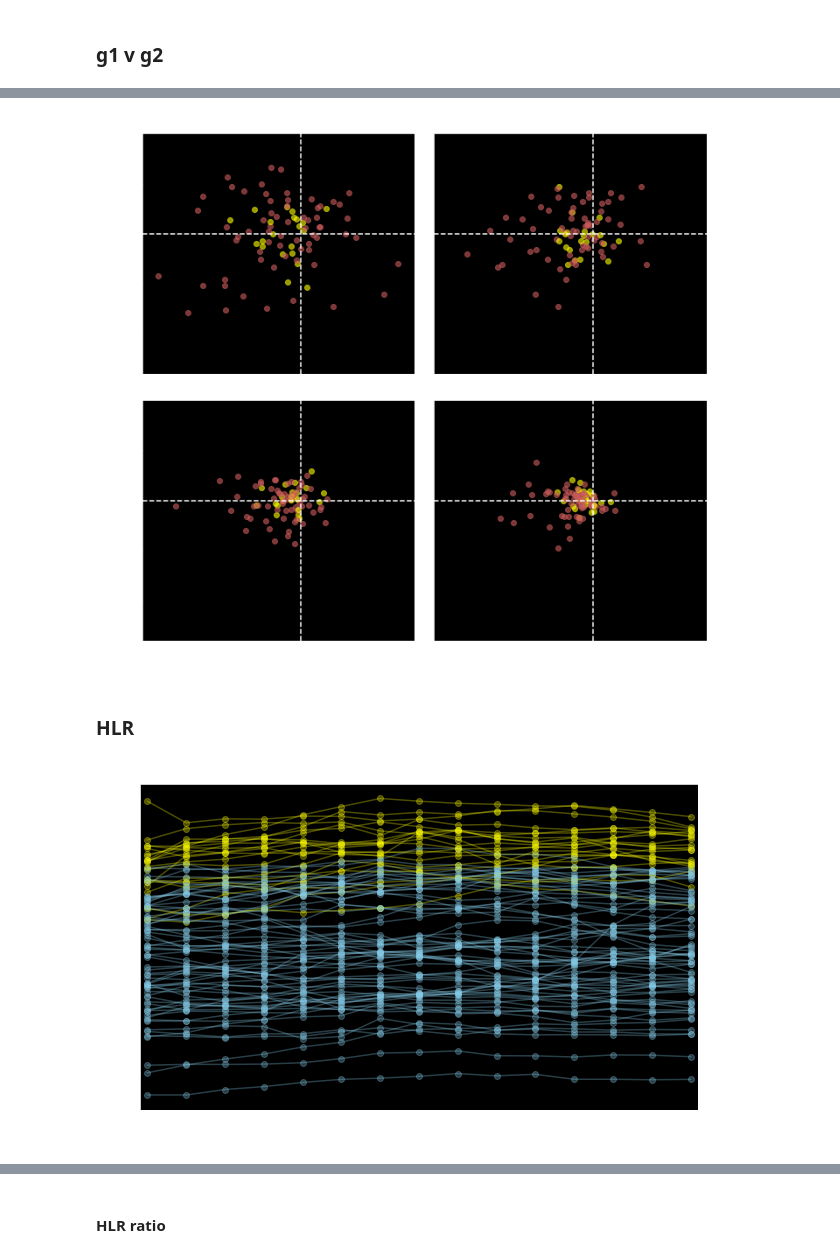
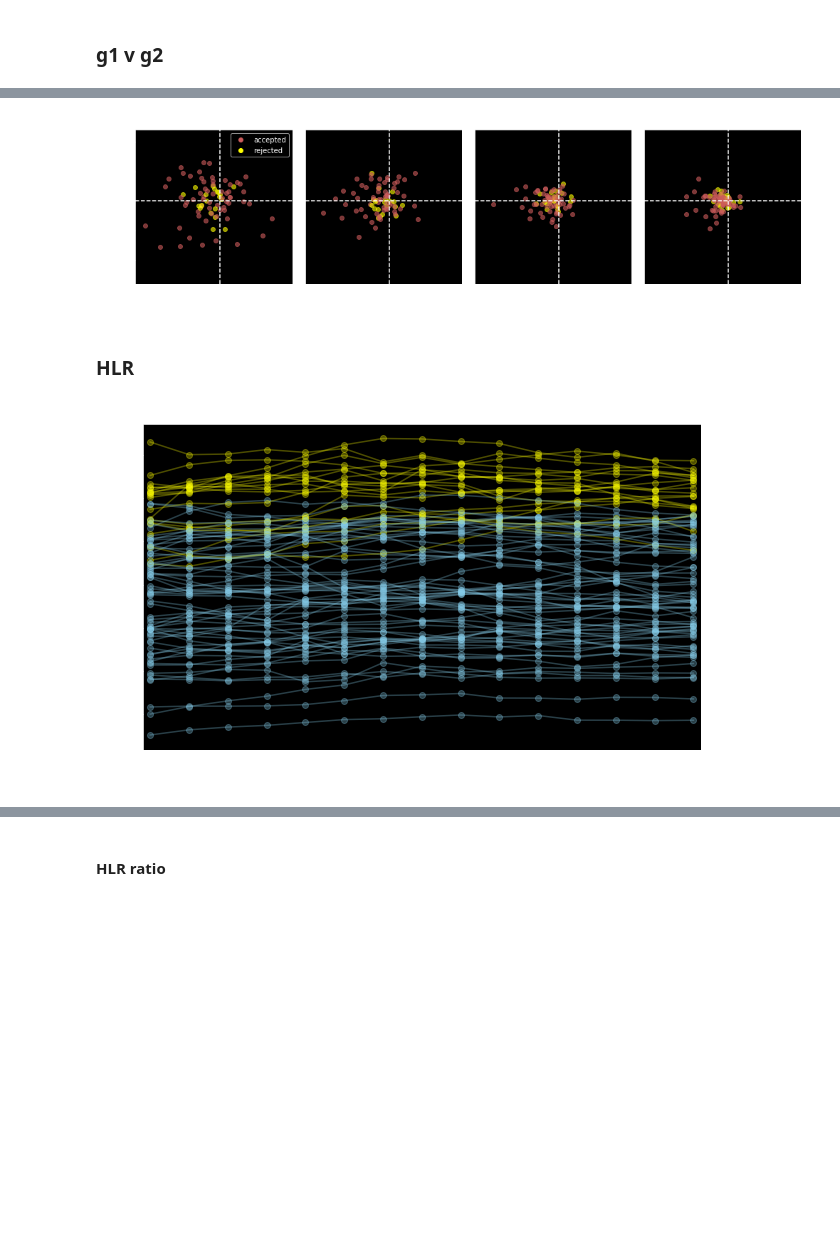
Before and after one commit to cahebert/speckles, a Jupyter notebook: Code/HSM Results.ipynb, the cells around one changed output, grey strips where cells are left out. Cells and saved outputs as stored; diff of their text form; code cells hidden in the pictures; blank space fills up the shorter version.

```diff
--- a/Code/HSM Results.ipynb
+++ b/Code/HSM Results.ipynb
@@ -16,8 +16,19 @@ saveDir = './../Fits/hsmFits/'
 
 # find all image files in the scratch directory
 fileNames = ! ls /global/cscratch1/sd/chebert/rawSpeckles/ | grep 'img'
-fileNames = [f for f in fileNames if f not in ['img_a_004.fits', 'img_a_388.fits', 'img_a_389.fits',
-                                               'img_b_004.fits', 'img_b_388.fits', 'img_b_389.fits']]
+fileNames = [f for f in fileNames if f not in ['img_a_004.fits', 'img_b_004.fits', # frames with no signal
+                                               'img_a_388.fits', 'img_b_388.fits', # frames with no signal
+                                               'img_a_389.fits', 'img_b_389.fits', # frames with no signal
+                                               'img_a_381.fits', 'img_b_381.fits', # frames with no signal
+                                               'img_a_207.fits', 'img_b_207.fits', # frames with no signal
+                                               # b frame: PSF moves suddenly by 60 pixels after 200 frames
+                                               'img_a_218.fits', 'img_b_218.fits',
+                                               'img_a_234.fits', 'img_b_234.fits']] # frames with smudges
+# %%
+# plot settings
+fntsize = 12
+bcol = 'skyblue'
+rcol = 'indianred'
 # %% [markdown]
 ### Run minimal accumulation and fits on all speckles
 # %%
@@ -41,3 +52,8 @@ with open('./../Fits/centerOfMassA.p', 'rb') as file:
     comDictA = pickle.load(file)
 with open('./../Fits/fwhmA.p', 'rb') as file:
     fwhmDictA = pickle.load(file)
+# %%
+with open('./../Fits/centroidsA.p', 'rb') as file:
+    centroidDictA = pickle.load(file)
+with open('./../Fits/centroidsB.p', 'rb') as file:
+    centroidDictB = pickle.load(file)
@@ -353,32 +249,40 @@ plt.show()
 # %%
-plt.figure(figsize=(10,9))
+plt.figure(figsize=(14,4))
 j = 0
 for i in [0, 6, 10, 14]:
     j += 1
-    plt.subplot(2, 2, j)
+    plt.subplot(1, 4, j)
     plt.title(str(times[j-1]) + ' sec')
     for fileNumber in allFits.index:
         c = 'yellow' if allFits['critA'].loc[fileNumber] >= 128 or allFits['critB'].loc[fileNumber] >= 128 else 'indianred'
         plt.plot(allFits['g1_b'].loc[fileNumber][i], allFits['g2_b'].loc[fileNumber][i], 'o', alpha=0.6, color=c)
 
-    if j in [1, 3]:
-        plt.ylabel('g2')
+    if j in [1]:
+        plt.ylabel('g2', fontsize=fntsize)
     else:
         plt.yticks([])
-    if j in [3, 4]:
-        plt.xlabel('g1')
+    if j in [1, 2, 3, 4]:
+        plt.xlabel('g1', fontsize=fntsize)
     else:
         plt.xticks([])
-#     plt.xlim([-.3,.2])
-#     plt.ylim([-.3,.2])
-    plt.ylim([-.28,.2])
-    plt.xlim([-.28,.2])
+    plt.ylim([-.28,.24])
+    plt.xlim([-.28,.24])
     plt.axhline(0, linestyle='--', color='w')
     plt.axvline(0, linestyle='--', color='w')
+
+from matplotlib.lines import Line2D
+legend_elements = [Line2D([0], [0], color='indianred', lw=0, marker='o', label='accepted'),
+                   Line2D([0], [0], color='yellow', lw=0, marker='o', label='rejected')
+                   ]
+plt.subplot(1, 4, 1)
+plt.legend(handles=legend_elements)
+
 plt.tight_layout()
+
+plt.savefig('../Plots/g1_g2_filterb.png')
 plt.show()
 # %% [output]
-[figure, old version]
+[figure, new version]
 # %% [markdown]
 ### HLR
 # %%
@@ -389,15 +293,15 @@ for fileNumber in allFits.index:
     c = 'yellow' if allFits['critA'].loc[fileNumber] >= 128 or allFits['critB'].loc[fileNumber] >= 128 else 'skyblue'
     plt.plot(pts, allFits['hlr_a'].loc[fileNumber], 'o-', alpha=0.3, color=c)
 
-plt.xlabel('exposure time')
-plt.ylabel('HLR [arcsec]')
+plt.xlabel('exposure time', fontsize=fntsize)
+plt.ylabel('HLR [arcsec]', fontsize=fntsize)
 plt.title('filter a: 692 nm')
 plt.xscale('log')
 plt.xlim((0.055,.068*1000))
 plt.xticks([.06, 1, 10, 60],[.06, 1, 10, 60])
 plt.show()
 # %% [output]
-[figure, old version]
+[figure, new version]
 # %%
 plt.figure(figsize=(10,6))
 pts = np.logspace(-1.22,1.79,15)
```
Also changed, not shown: parts of 31 cells of this notebook, 3 other files.
